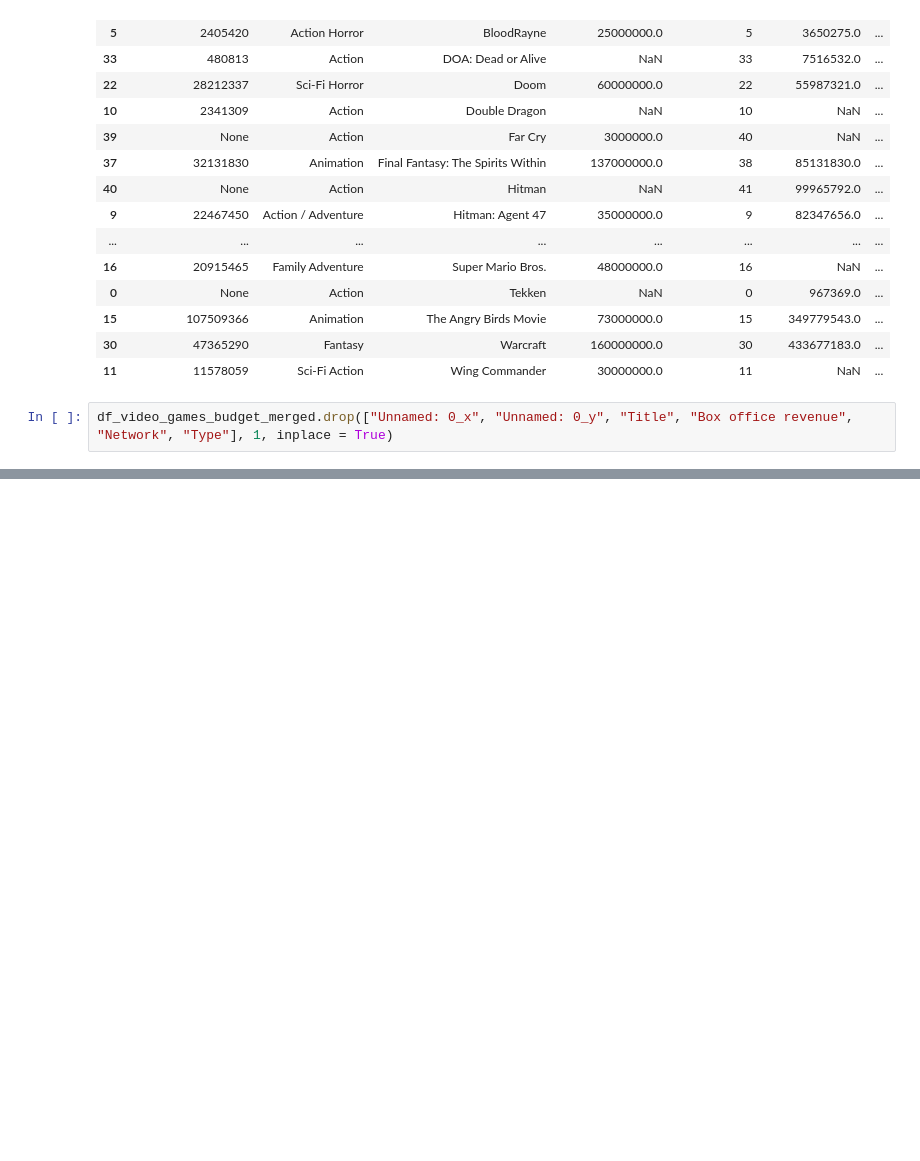
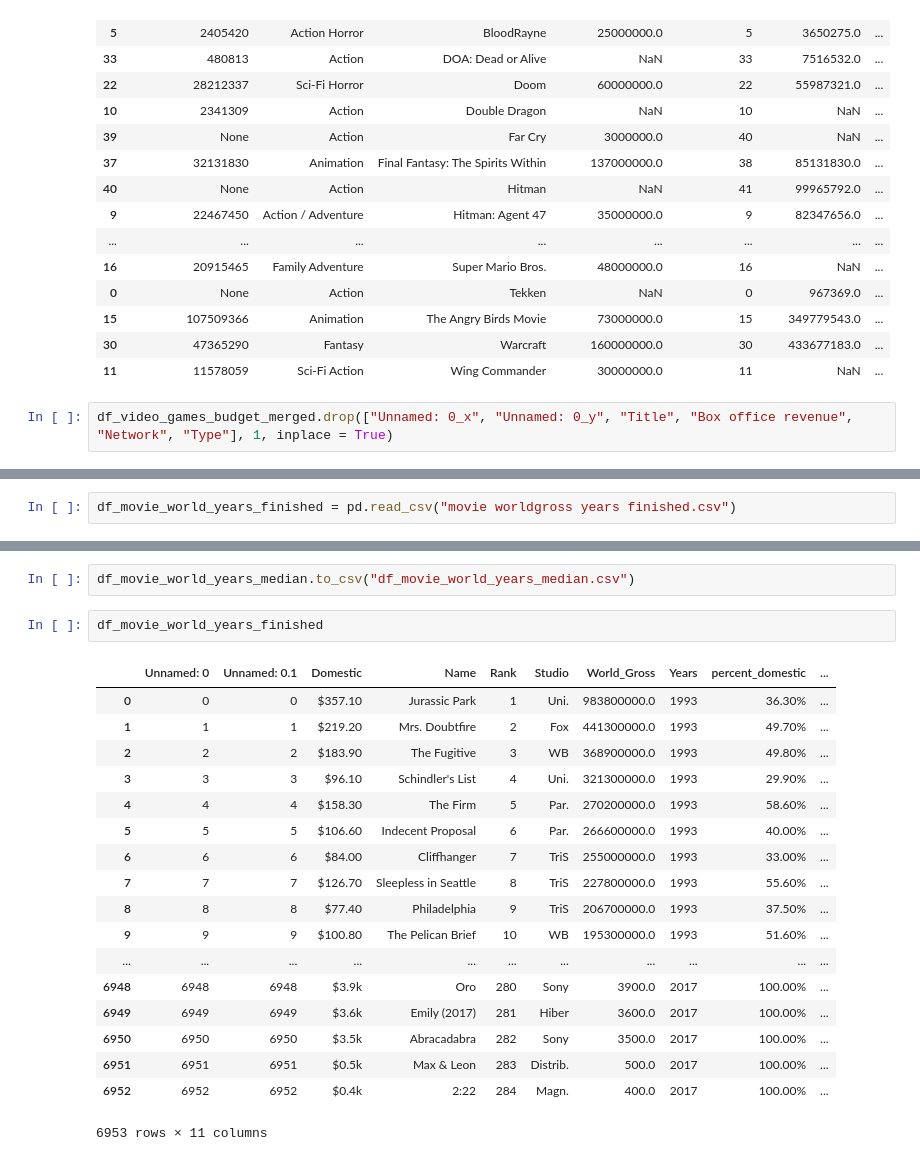
Before and after one commit to JulienAssouline/data-studios-projects, a Jupyter notebook: code/Video Games movies/Video Games Movies, the budget.ipynb, the cells around one changed output, grey strips where cells are left out. Cells and saved outputs as stored; diff of their text form; blank space fills up the shorter version.

```diff
--- a/code/Video Games movies/Video Games Movies, the budget.ipynb
+++ b/code/Video Games movies/Video Games Movies, the budget.ipynb
@@ -180,0 +323,2 @@ df_video_games_budget_merged
+# %%
+df_movie_world_years_finished = pd.read_csv("movie worldgross years finished.csv")
@@ -180,0 +341,23 @@ df_video_games_budget_merged
+# %%
+df_movie_world_years_median.to_csv("df_movie_world_years_median.csv")
+# %%
+df_movie_world_years_finished
+# %% [output]
+|  | Unnamed: 0 | Unnamed: 0.1 | Domestic | Name | Rank | Studio | World_Gross | Years | percent_domestic | ... |
+| 0 | 0 | 0 | $357.10 | Jurassic Park | 1 | Uni. | 983800000.0 | 1993 | 36.30% | ... |
+| 1 | 1 | 1 | $219.20 | Mrs. Doubtfire | 2 | Fox | 441300000.0 | 1993 | 49.70% | ... |
+| 2 | 2 | 2 | $183.90 | The Fugitive | 3 | WB | 368900000.0 | 1993 | 49.80% | ... |
+| 3 | 3 | 3 | $96.10 | Schindler's List | 4 | Uni. | 321300000.0 | 1993 | 29.90% | ... |
+| 4 | 4 | 4 | $158.30 | The Firm | 5 | Par. | 270200000.0 | 1993 | 58.60% | ... |
+| 5 | 5 | 5 | $106.60 | Indecent Proposal | 6 | Par. | 266600000.0 | 1993 | 40.00% | ... |
+| 6 | 6 | 6 | $84.00 | Cliffhanger | 7 | TriS | 255000000.0 | 1993 | 33.00% | ... |
+| 7 | 7 | 7 | $126.70 | Sleepless in Seattle | 8 | TriS | 227800000.0 | 1993 | 55.60% | ... |
+| 8 | 8 | 8 | $77.40 | Philadelphia | 9 | TriS | 206700000.0 | 1993 | 37.50% | ... |
+| 9 | 9 | 9 | $100.80 | The Pelican Brief | 10 | WB | 195300000.0 | 1993 | 51.60% | ... |
+| ... | ... | ... | ... | ... | ... | ... | ... | ... | ... | ... |
+| 6948 | 6948 | 6948 | $3.9k | Oro | 280 | Sony | 3900.0 | 2017 | 100.00% | ... |
+| 6949 | 6949 | 6949 | $3.6k | Emily (2017) | 281 | Hiber | 3600.0 | 2017 | 100.00% | ... |
+| 6950 | 6950 | 6950 | $3.5k | Abracadabra | 282 | Sony | 3500.0 | 2017 | 100.00% | ... |
+| 6951 | 6951 | 6951 | $0.5k | Max & Leon | 283 | Distrib. | 500.0 | 2017 | 100.00% | ... |
+| 6952 | 6952 | 6952 | $0.4k | 2:22 | 284 | Magn. | 400.0 | 2017 | 100.00% | ... |
+6953 rows × 11 columns
```
Also changed, not shown: parts of 39 cells of this notebook, 26 other files.
